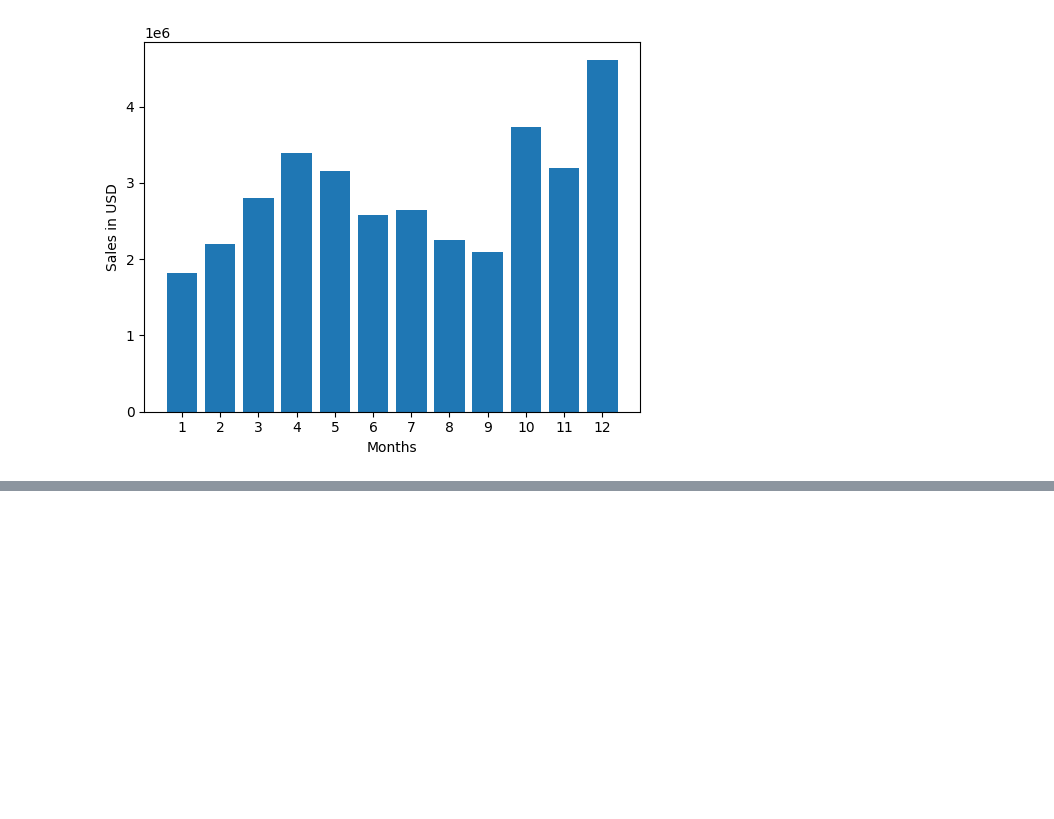
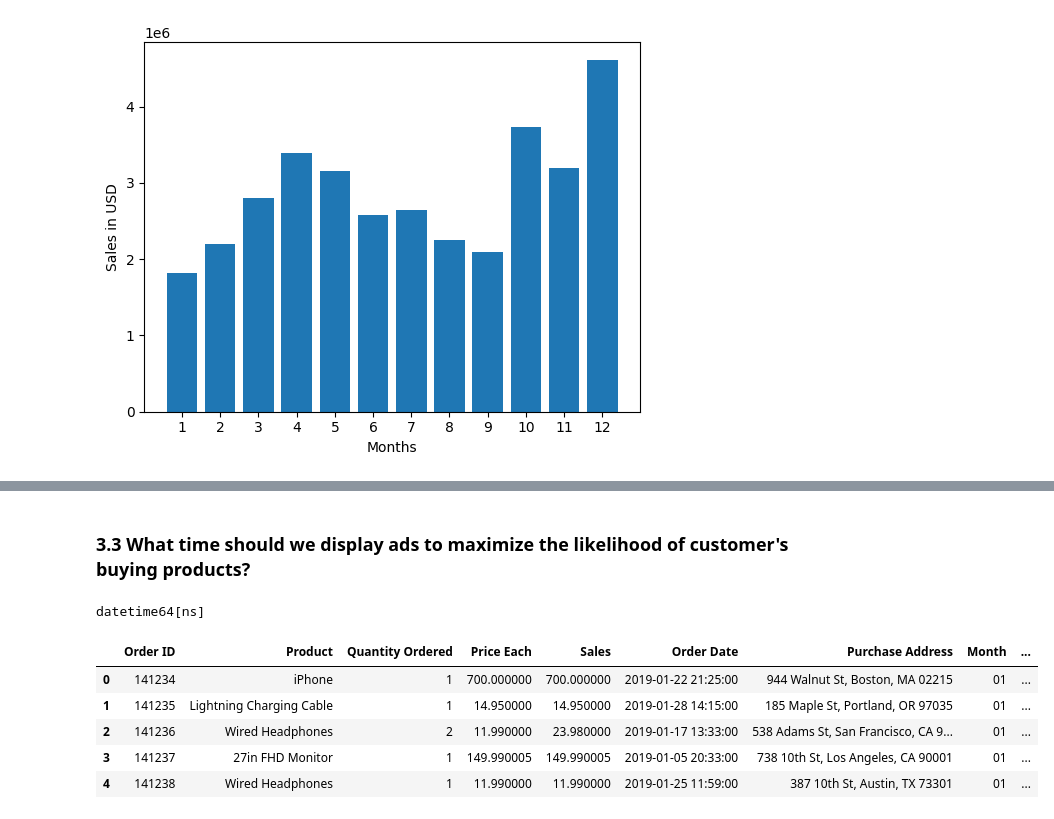
Before and after one commit to ndnam0409/Sales-Reporting, a Jupyter notebook: report.ipynb, the cells around one changed output, grey strips where cells are left out. Saved outputs shown, nothing was run; the diff lists cells and outputs as text; code cells hidden in the pictures; blank space fills up the shorter version.

```diff
--- a/report.ipynb
+++ b/report.ipynb
@@ -184,0 +266,6 @@ plt.show()
+# %% [markdown]
+### 3.3 What time should we display ads to maximize the likelihood of customer's buying products?
+# %%
+print(df['Order Date'].dtypes)
+# %% [output]
+datetime64[ns]
@@ -184,0 +274,10 @@ plt.show()
+# %%
+df['Hours'] = df['Order Date'].dt.hour
+df.head()
+# %% [output]
+|  | Order ID | Product | Quantity Ordered | Price Each | Sales | Order Date | Purchase Address | Month | ... |
+| 0 | 141234 | iPhone | 1 | 700.000000 | 700.000000 | 2019-01-22 21:25:00 | 944 Walnut St, Boston, MA 02215 | 01 | ... |
+| 1 | 141235 | Lightning Charging Cable | 1 | 14.950000 | 14.950000 | 2019-01-28 14:15:00 | 185 Maple St, Portland, OR 97035 | 01 | ... |
+| 2 | 141236 | Wired Headphones | 2 | 11.990000 | 23.980000 | 2019-01-17 13:33:00 | 538 Adams St, San Francisco, CA 9... | 01 | ... |
+| 3 | 141237 | 27in FHD Monitor | 1 | 149.990005 | 149.990005 | 2019-01-05 20:33:00 | 738 10th St, Los Angeles, CA 90001 | 01 | ... |
+| 4 | 141238 | Wired Headphones | 1 | 11.990000 | 11.990000 | 2019-01-25 11:59:00 | 387 10th St, Austin, TX 73301 | 01 | ... |
```
Also changed, not shown: parts of 16 cells of this notebook.
